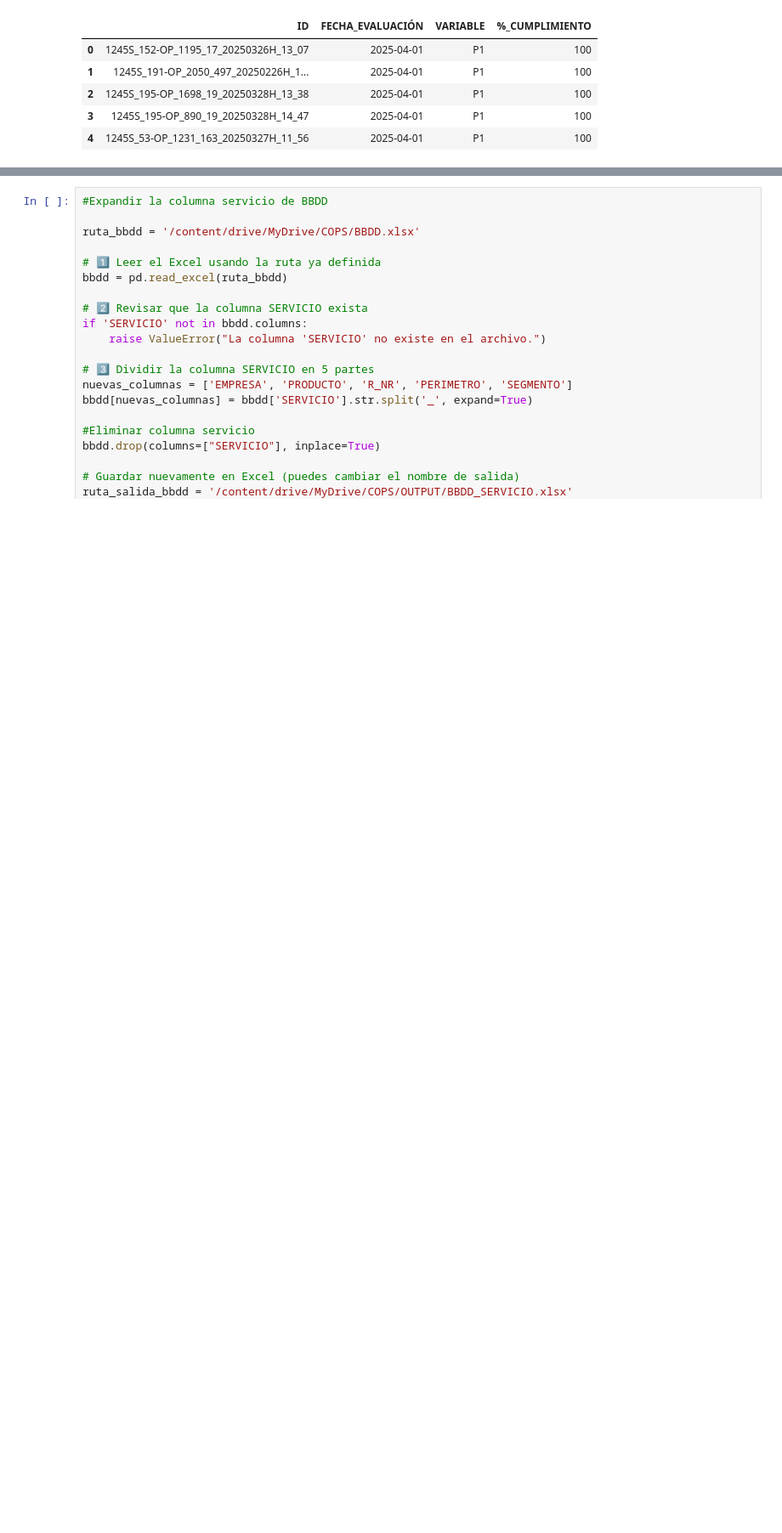
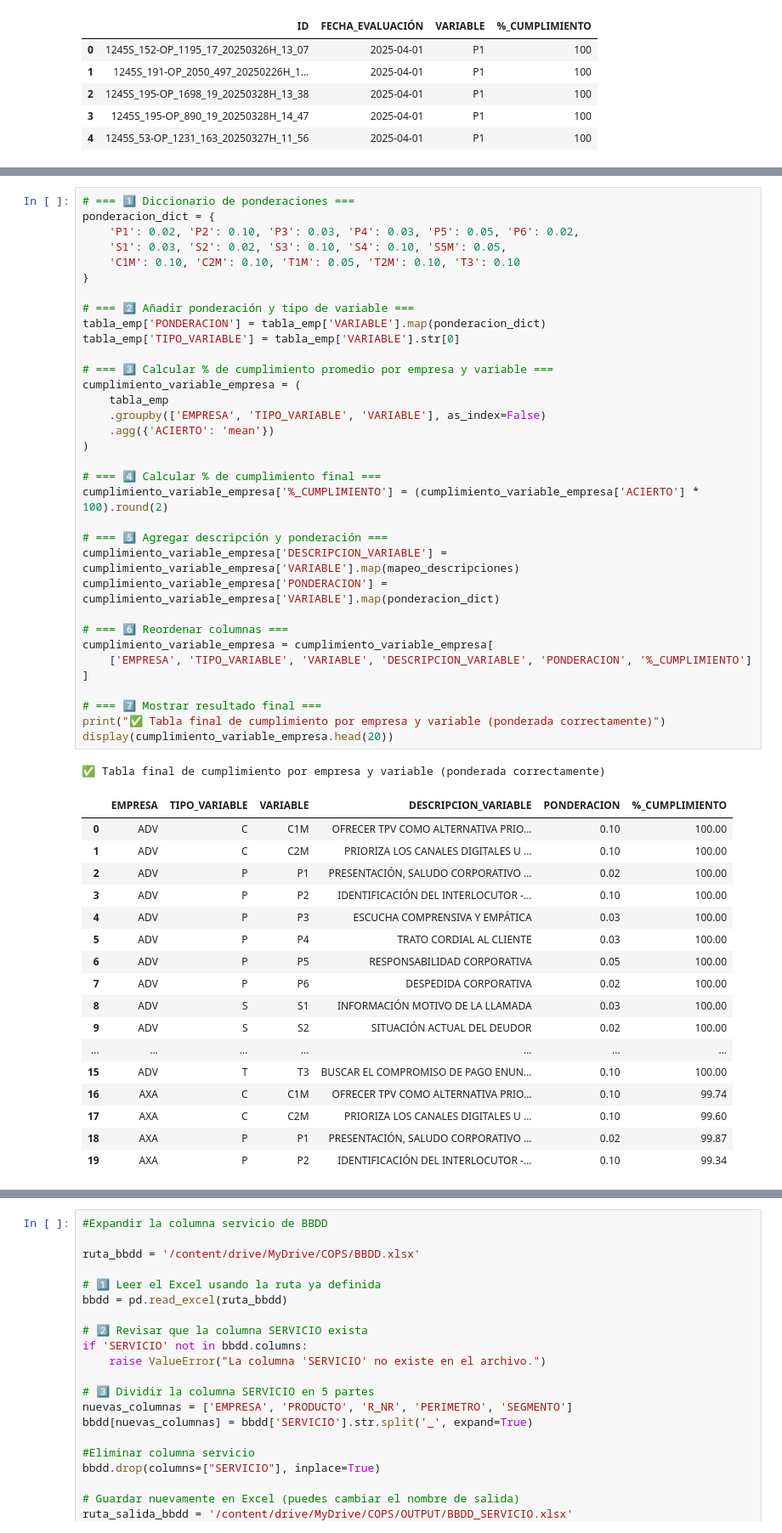
Before and after one commit to MicaelaRomeroC3/COPs, a Jupyter notebook: 06_Tablacategorias.ipynb, the cells around one changed output, grey strips where cells are left out. Shown at 85% size. Drawn from its saved outputs; the diff is of its cells as text; blank space fills up the shorter version.

```diff
--- a/06_Tablacategorias.ipynb
+++ b/06_Tablacategorias.ipynb
@@ -496,0 +593,53 @@ print(tabla_cumplimiento_empresa)
+# %%
+# === 1️⃣ Diccionario de ponderaciones ===
+ponderacion_dict = {
+    'P1': 0.02, 'P2': 0.10, 'P3': 0.03, 'P4': 0.03, 'P5': 0.05, 'P6': 0.02,
+    'S1': 0.03, 'S2': 0.02, 'S3': 0.10, 'S4': 0.10, 'S5M': 0.05,
+    'C1M': 0.10, 'C2M': 0.10, 'T1M': 0.05, 'T2M': 0.10, 'T3': 0.10
+}
+
+# === 2️⃣ Añadir ponderación y tipo de variable ===
+tabla_emp['PONDERACION'] = tabla_emp['VARIABLE'].map(ponderacion_dict)
+tabla_emp['TIPO_VARIABLE'] = tabla_emp['VARIABLE'].str[0]
+
+# === 3️⃣ Calcular % de cumplimiento promedio por empresa y variable ===
+cumplimiento_variable_empresa = (
+    tabla_emp
+    .groupby(['EMPRESA', 'TIPO_VARIABLE', 'VARIABLE'], as_index=False)
+    .agg({'ACIERTO': 'mean'})
+)
+
+# === 4️⃣ Calcular % de cumplimiento final ===
+cumplimiento_variable_empresa['%_CUMPLIMIENTO'] = (cumplimiento_variable_empresa['ACIERTO'] * 100).round(2)
+
+# === 5️⃣ Agregar descripción y ponderación ===
+cumplimiento_variable_empresa['DESCRIPCION_VARIABLE'] = cumplimiento_variable_empresa['VARIABLE'].map(mapeo_descripciones)
+cumplimiento_variable_empresa['PONDERACION'] = cumplimiento_variable_empresa['VARIABLE'].map(ponderacion_dict)
+
+# === 6️⃣ Reordenar columnas ===
+cumplimiento_variable_empresa = cumplimiento_variable_empresa[
+    ['EMPRESA', 'TIPO_VARIABLE', 'VARIABLE', 'DESCRIPCION_VARIABLE', 'PONDERACION', '%_CUMPLIMIENTO']
+]
+
+# === 7️⃣ Mostrar resultado final ===
+print("✅ Tabla final de cumplimiento por empresa y variable (ponderada correctamente)")
+display(cumplimiento_variable_empresa.head(20))
+# %% [output]
+✅ Tabla final de cumplimiento por empresa y variable (ponderada correctamente)
+|  | EMPRESA | TIPO_VARIABLE | VARIABLE | DESCRIPCION_VARIABLE | PONDERACION | %_CUMPLIMIENTO |
+| 0 | ADV | C | C1M | OFRECER TPV COMO ALTERNATIVA PRIO... | 0.10 | 100.00 |
+| 1 | ADV | C | C2M | PRIORIZA LOS CANALES DIGITALES U ... | 0.10 | 100.00 |
+| 2 | ADV | P | P1 | PRESENTACIÓN, SALUDO CORPORATIVO ... | 0.02 | 100.00 |
+| 3 | ADV | P | P2 | IDENTIFICACIÓN DEL INTERLOCUTOR -... | 0.10 | 100.00 |
+| 4 | ADV | P | P3 | ESCUCHA COMPRENSIVA Y EMPÁTICA | 0.03 | 100.00 |
+| 5 | ADV | P | P4 | TRATO CORDIAL AL CLIENTE | 0.03 | 100.00 |
+| 6 | ADV | P | P5 | RESPONSABILIDAD CORPORATIVA | 0.05 | 100.00 |
+| 7 | ADV | P | P6 | DESPEDIDA CORPORATIVA | 0.02 | 100.00 |
+| 8 | ADV | S | S1 | INFORMACIÓN MOTIVO DE LA LLAMADA | 0.03 | 100.00 |
+| 9 | ADV | S | S2 | SITUACIÓN ACTUAL DEL DEUDOR | 0.02 | 100.00 |
+| ... | ... | ... | ... | ... | ... | ... |
+| 15 | ADV | T | T3 | BUSCAR EL COMPROMISO DE PAGO ENUN... | 0.10 | 100.00 |
+| 16 | AXA | C | C1M | OFRECER TPV COMO ALTERNATIVA PRIO... | 0.10 | 99.74 |
+| 17 | AXA | C | C2M | PRIORIZA LOS CANALES DIGITALES U ... | 0.10 | 99.60 |
+| 18 | AXA | P | P1 | PRESENTACIÓN, SALUDO CORPORATIVO ... | 0.02 | 99.87 |
+| 19 | AXA | P | P2 | IDENTIFICACIÓN DEL INTERLOCUTOR -... | 0.10 | 99.34 |
```
Also changed, not shown: parts of 18 cells of this notebook.
